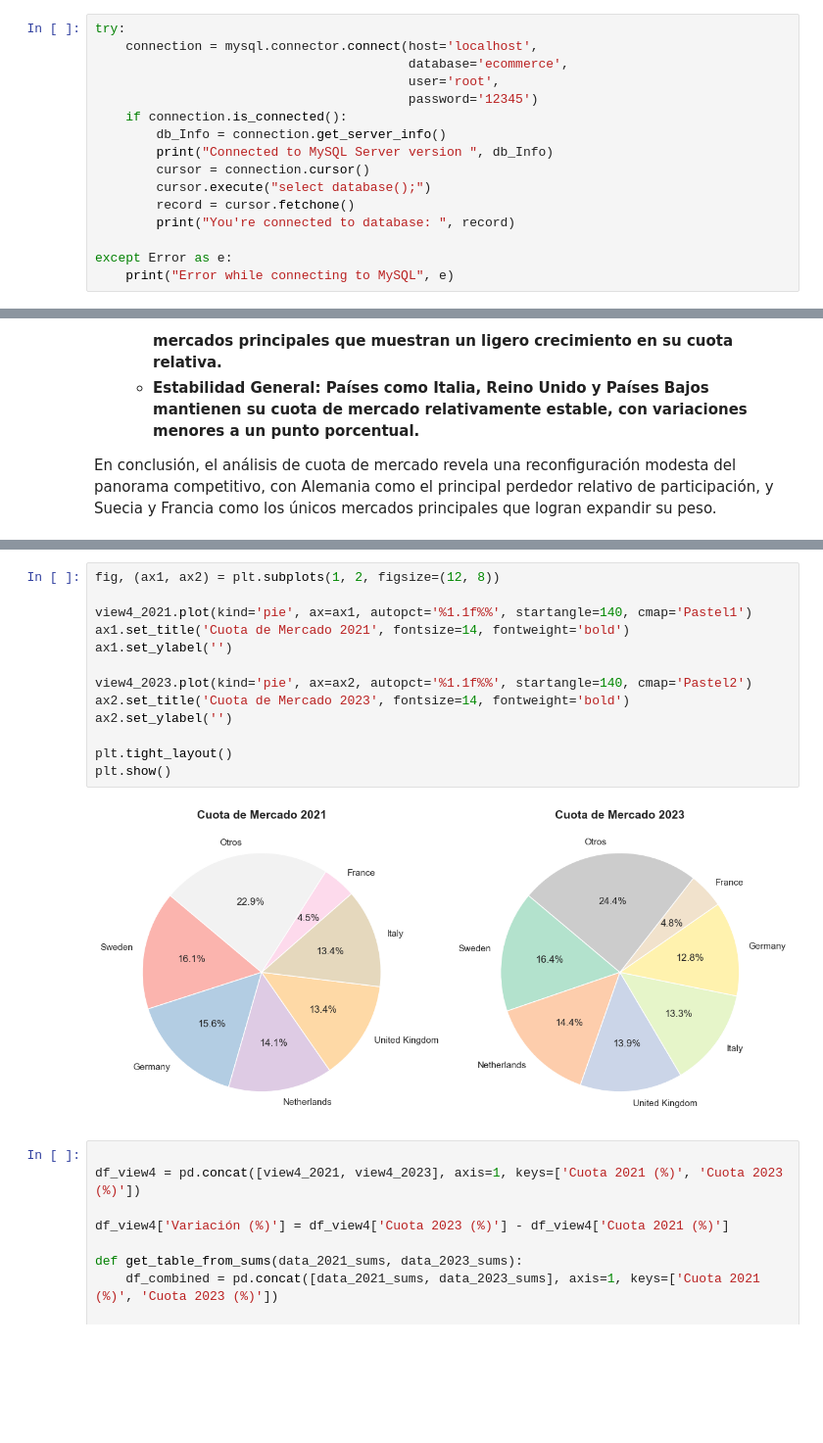
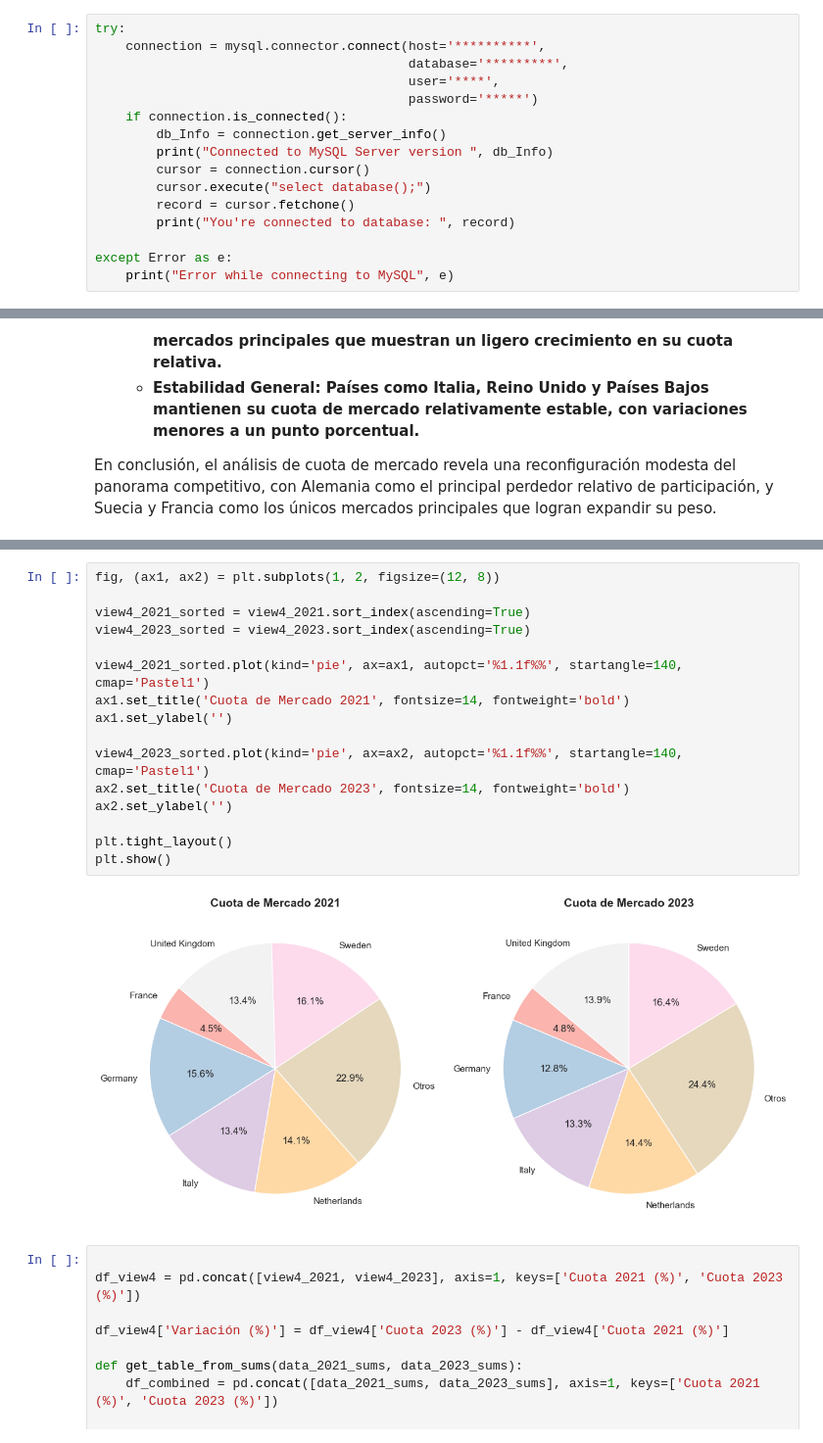
Before and after one commit to 15Rami03/Bootcamp-Analisis-de-datos, a Jupyter notebook: Sprint-11/Tarea S11.01. Visualización de Datos con Python y Power BI.ipynb, the cells around one changed output, grey strips where cells are left out. Shown at 98% size. Saved outputs shown, nothing was run; the diff lists cells and outputs as text; blank space fills up the shorter version.

Commit message:
Correcciones hechas después de P2P. Mejora de codigo, matriz de correlacion y grafica heatmap

```diff
--- a/Sprint-11/Tarea S11.01. Visualización de Datos con Python y Power BI.ipynb
+++ b/Sprint-11/Tarea S11.01. Visualización de Datos con Python y Power BI.ipynb
@@ -20,9 +21,9 @@ from mysql.connector import Error
 # %%
 try:
-    connection = mysql.connector.connect(host='localhost',
-                                         database='ecommerce',
-                                         user='root',
-                                         password='12345')
+    connection = mysql.connector.connect(host='**********',
+                                         database='*********',
+                                         user='****',
+                                         password='*****')
     if connection.is_connected():
         db_Info = connection.get_server_info()
         print("Connected to MySQL Server version ", db_Info)
@@ -305,18 +319,21 @@ dtype: float64
 # %%
 fig, (ax1, ax2) = plt.subplots(1, 2, figsize=(12, 8))
 
-view4_2021.plot(kind='pie', ax=ax1, autopct='%1.1f%%', startangle=140, cmap='Pastel1')
+view4_2021_sorted = view4_2021.sort_index(ascending=True)
+view4_2023_sorted = view4_2023.sort_index(ascending=True)
+
+view4_2021_sorted.plot(kind='pie', ax=ax1, autopct='%1.1f%%', startangle=140, cmap='Pastel1')
 ax1.set_title('Cuota de Mercado 2021', fontsize=14, fontweight='bold')
 ax1.set_ylabel('')
 
-view4_2023.plot(kind='pie', ax=ax2, autopct='%1.1f%%', startangle=140, cmap='Pastel2')
+view4_2023_sorted.plot(kind='pie', ax=ax2, autopct='%1.1f%%', startangle=140, cmap='Pastel1')
 ax2.set_title('Cuota de Mercado 2023', fontsize=14, fontweight='bold')
 ax2.set_ylabel('')
 
 plt.tight_layout()
 plt.show()
 # %% [output]
-[figure, old version]
+[figure, new version]
 # %%
 
 df_view4 = pd.concat([view4_2021, view4_2023], axis=1, keys=['Cuota 2021 (%)', 'Cuota 2023 (%)'])
```
Also changed, not shown: parts of 35 cells of this notebook, 2 other files.
